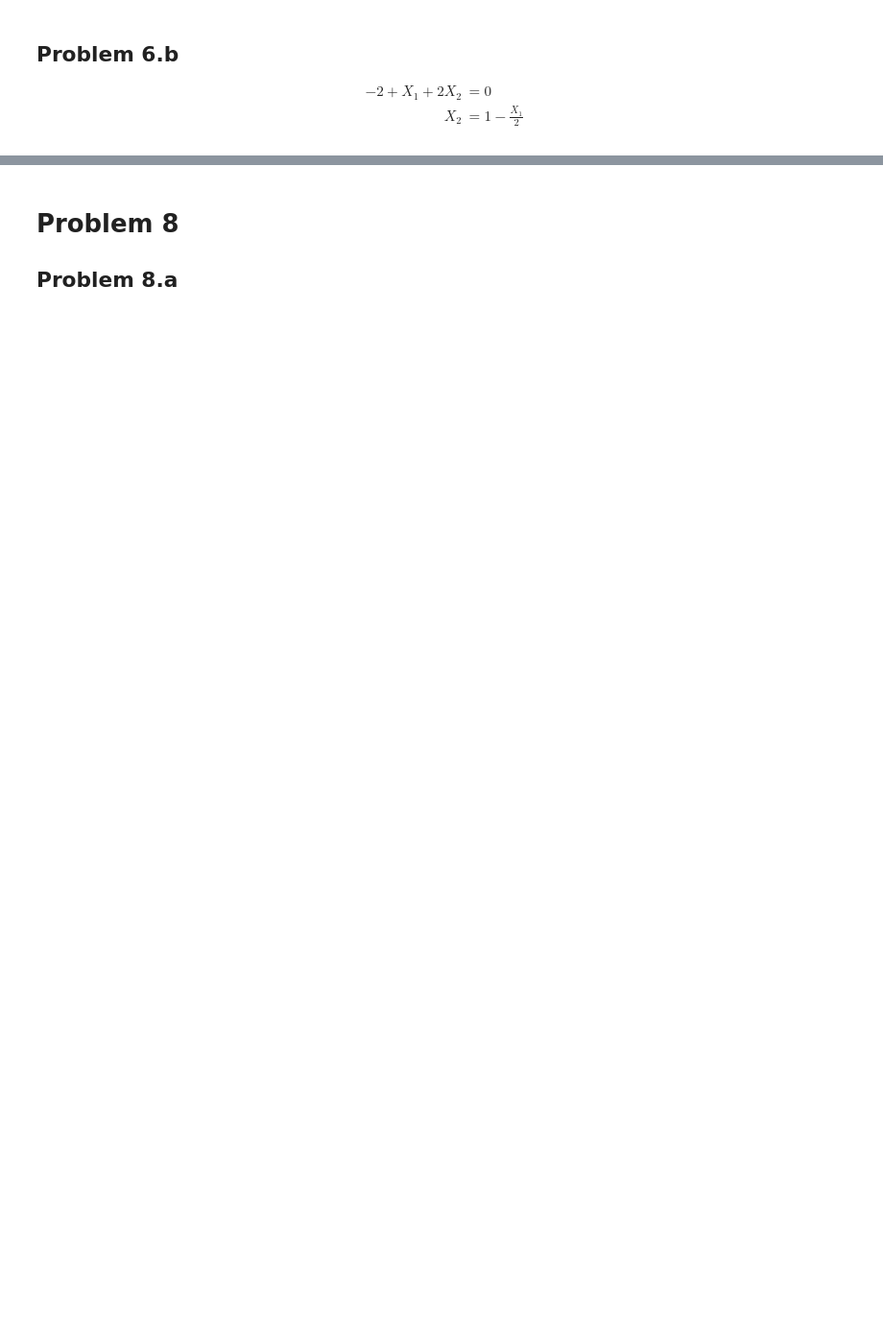
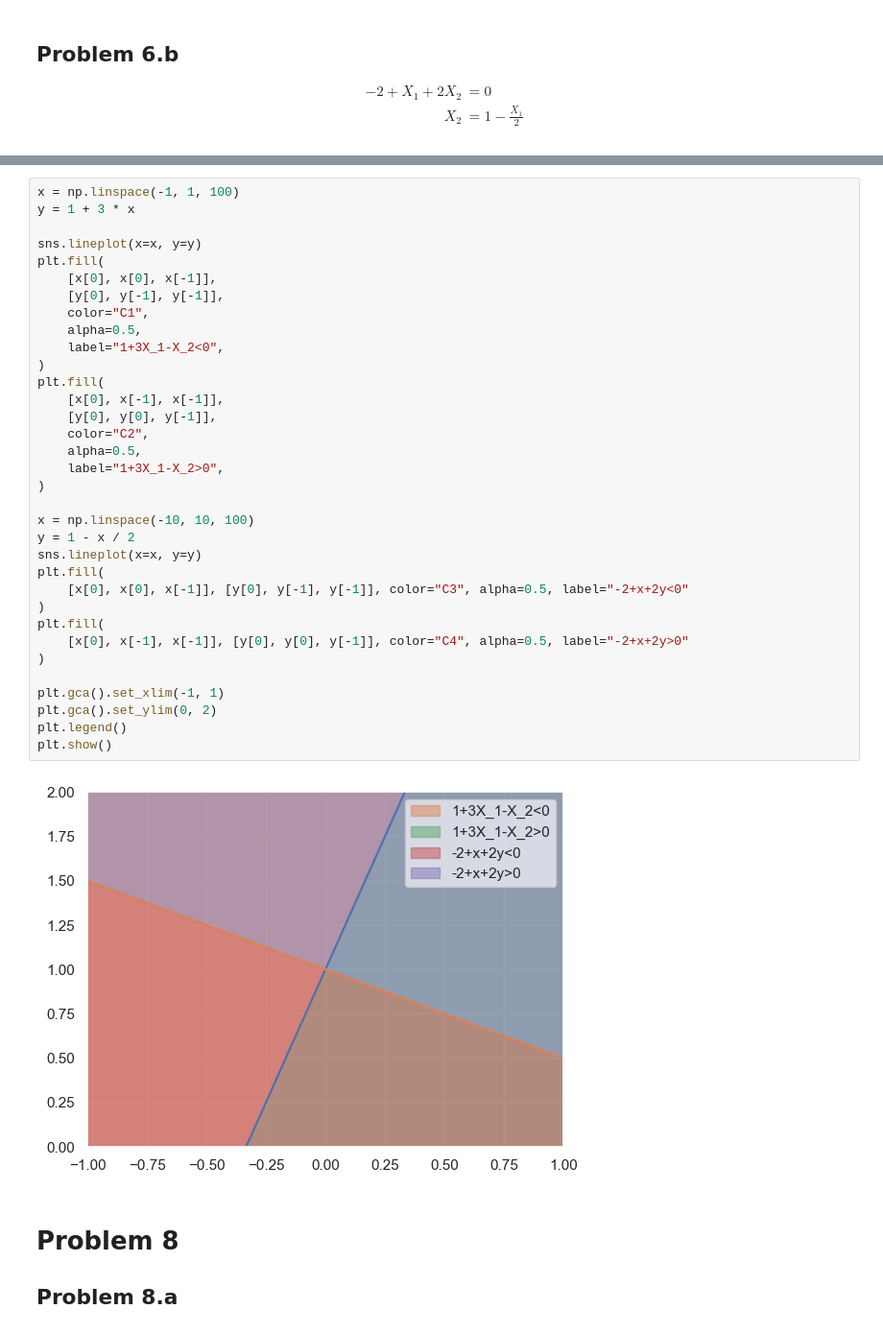
Before and after one commit to AlistairKeiller/STATS-202, a Jupyter notebook: HW3.ipynb, the cells around one changed output, grey strips where cells are left out. Shown: that part at 96% size. Cells and saved outputs as stored; diff of their text form; blank space fills up the shorter version.

```diff
--- a/HW3.ipynb
+++ b/HW3.ipynb
@@ -320,3 +317,39 @@ plt.show()
+# %%
+x = np.linspace(-1, 1, 100)
+y = 1 + 3 * x
+
+sns.lineplot(x=x, y=y)
+plt.fill(
+    [x[0], x[0], x[-1]],
+    [y[0], y[-1], y[-1]],
+    color="C1",
+    alpha=0.5,
+    label="1+3X_1-X_2<0",
+)
+plt.fill(
+    [x[0], x[-1], x[-1]],
+    [y[0], y[0], y[-1]],
+    color="C2",
+    alpha=0.5,
+    label="1+3X_1-X_2>0",
+)
+
+x = np.linspace(-10, 10, 100)
+y = 1 - x / 2
+sns.lineplot(x=x, y=y)
+plt.fill(
+    [x[0], x[0], x[-1]], [y[0], y[-1], y[-1]], color="C3", alpha=0.5, label="-2+x+2y<0"
+)
+plt.fill(
+    [x[0], x[-1], x[-1]], [y[0], y[0], y[-1]], color="C4", alpha=0.5, label="-2+x+2y>0"
+)
+
+plt.gca().set_xlim(-1, 1)
+plt.gca().set_ylim(0, 2)
+plt.legend()
+plt.show()
+# %% [output]
+[figure, added]
 # %% [markdown]
 # Problem 8
 ## Problem 8.a
```
Also changed, not shown: parts of 17 cells of this notebook, 1 other file.
